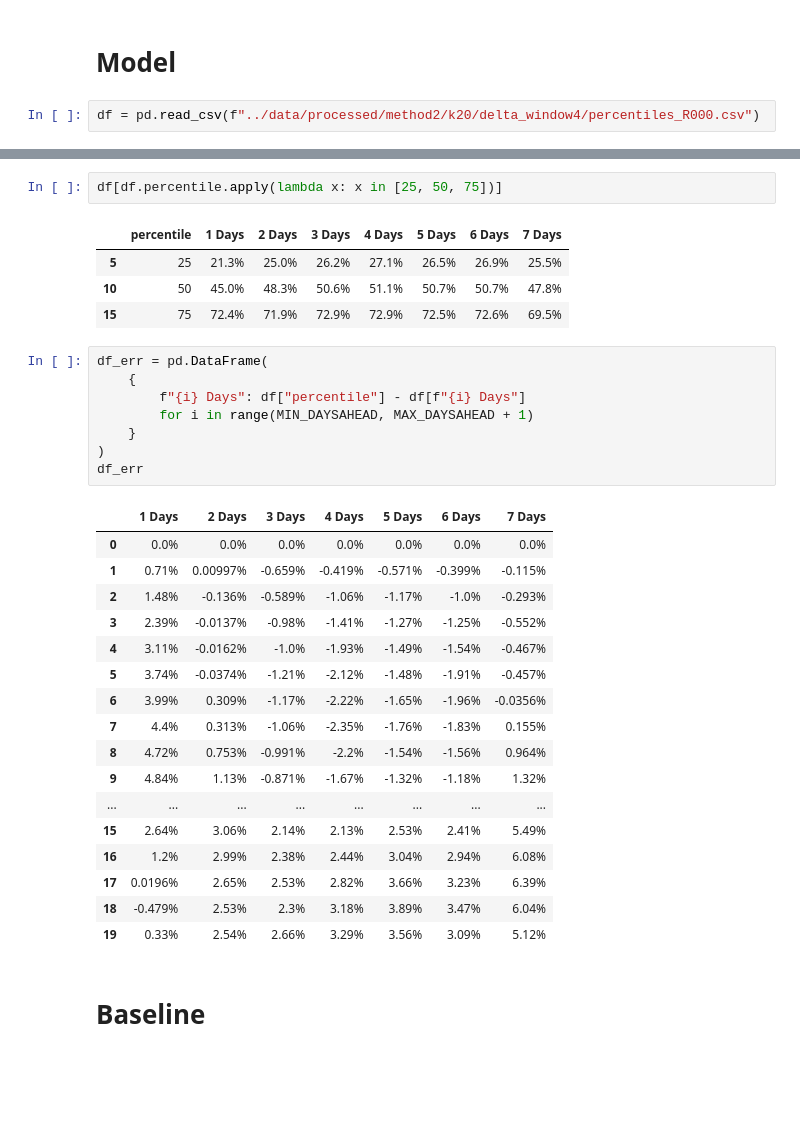
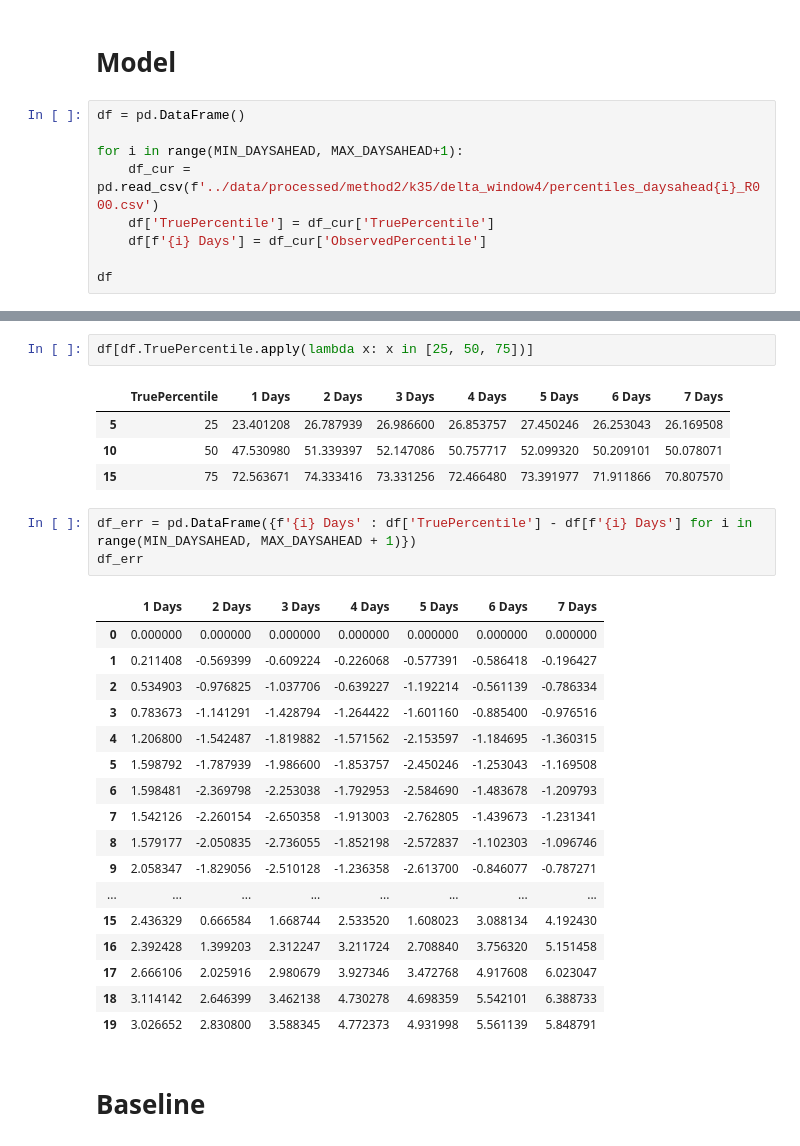
Before and after one commit to ddasilva/wsa_knn_uncertainty_v2, a Jupyter notebook: notebooks/Percentile Analysis.ipynb, the cells around one changed output, grey strips where cells are left out. Saved outputs shown, nothing was run; the diff lists cells and outputs as text; blank space fills up the shorter version.

```diff
--- a/notebooks/Percentile Analysis.ipynb
+++ b/notebooks/Percentile Analysis.ipynb
@@ -12,5 +16,12 @@ from constants import MIN_DAYSAHEAD, MAX_DAYSAHEAD, BIN_FREQ_PER_DAY
 # %% [markdown]
 # Model
 # %%
-df = pd.read_csv(f"../data/processed/method2/k20/delta_window4/percentiles_R000.csv")
+df = pd.DataFrame()
+
+for i in range(MIN_DAYSAHEAD, MAX_DAYSAHEAD+1):
+    df_cur = pd.read_csv(f'../data/processed/method2/k35/delta_window4/percentiles_daysahead{i}_R000.csv')
+    df['TruePercentile'] = df_cur['TruePercentile']
+    df[f'{i} Days'] = df_cur['ObservedPercentile']
+
+df
 # %% [output]
@@ -18,36 +45,31 @@ FileNotFoundError: [Errno 2] No such file or directory: '../data/processed/metho
 # %%
-df[df.percentile.apply(lambda x: x in [25, 50, 75])]
+df[df.TruePercentile.apply(lambda x: x in [25, 50, 75])]
 # %% [output]
-|  | percentile | 1 Days | 2 Days | 3 Days | 4 Days | 5 Days | 6 Days | 7 Days |
-| 5 | 25 | 21.3% | 25.0% | 26.2% | 27.1% | 26.5% | 26.9% | 25.5% |
-| 10 | 50 | 45.0% | 48.3% | 50.6% | 51.1% | 50.7% | 50.7% | 47.8% |
-| 15 | 75 | 72.4% | 71.9% | 72.9% | 72.9% | 72.5% | 72.6% | 69.5% |
+|  | TruePercentile | 1 Days | 2 Days | 3 Days | 4 Days | 5 Days | 6 Days | 7 Days |
+| 5 | 25 | 23.401208 | 26.787939 | 26.986600 | 26.853757 | 27.450246 | 26.253043 | 26.169508 |
+| 10 | 50 | 47.530980 | 51.339397 | 52.147086 | 50.757717 | 52.099320 | 50.209101 | 50.078071 |
+| 15 | 75 | 72.563671 | 74.333416 | 73.331256 | 72.466480 | 73.391977 | 71.911866 | 70.807570 |
 # %%
-df_err = pd.DataFrame(
-    {
-        f"{i} Days": df["percentile"] - df[f"{i} Days"]
-        for i in range(MIN_DAYSAHEAD, MAX_DAYSAHEAD + 1)
-    }
-)
+df_err = pd.DataFrame({f'{i} Days' : df['TruePercentile'] - df[f'{i} Days'] for i in range(MIN_DAYSAHEAD, MAX_DAYSAHEAD + 1)})
 df_err
 # %% [output]
 |  | 1 Days | 2 Days | 3 Days | 4 Days | 5 Days | 6 Days | 7 Days |
-| 0 | 0.0% | 0.0% | 0.0% | 0.0% | 0.0% | 0.0% | 0.0% |
-| 1 | 0.71% | 0.00997% | -0.659% | -0.419% | -0.571% | -0.399% | -0.115% |
-| 2 | 1.48% | -0.136% | -0.589% | -1.06% | -1.17% | -1.0% | -0.293% |
-| 3 | 2.39% | -0.0137% | -0.98% | -1.41% | -1.27% | -1.25% | -0.552% |
-| 4 | 3.11% | -0.0162% | -1.0% | -1.93% | -1.49% | -1.54% | -0.467% |
-| 5 | 3.74% | -0.0374% | -1.21% | -2.12% | -1.48% | -1.91% | -0.457% |
-| 6 | 3.99% | 0.309% | -1.17% | -2.22% | -1.65% | -1.96% | -0.0356% |
-| 7 | 4.4% | 0.313% | -1.06% | -2.35% | -1.76% | -1.83% | 0.155% |
-| 8 | 4.72% | 0.753% | -0.991% | -2.2% | -1.54% | -1.56% | 0.964% |
-| 9 | 4.84% | 1.13% | -0.871% | -1.67% | -1.32% | -1.18% | 1.32% |
+| 0 | 0.000000 | 0.000000 | 0.000000 | 0.000000 | 0.000000 | 0.000000 | 0.000000 |
+| 1 | 0.211408 | -0.569399 | -0.609224 | -0.226068 | -0.577391 | -0.586418 | -0.196427 |
+| 2 | 0.534903 | -0.976825 | -1.037706 | -0.639227 | -1.192214 | -0.561139 | -0.786334 |
+| 3 | 0.783673 | -1.141291 | -1.428794 | -1.264422 | -1.601160 | -0.885400 | -0.976516 |
+| 4 | 1.206800 | -1.542487 | -1.819882 | -1.571562 | -2.153597 | -1.184695 | -1.360315 |
+| 5 | 1.598792 | -1.787939 | -1.986600 | -1.853757 | -2.450246 | -1.253043 | -1.169508 |
+| 6 | 1.598481 | -2.369798 | -2.253038 | -1.792953 | -2.584690 | -1.483678 | -1.209793 |
+| 7 | 1.542126 | -2.260154 | -2.650358 | -1.913003 | -2.762805 | -1.439673 | -1.231341 |
+| 8 | 1.579177 | -2.050835 | -2.736055 | -1.852198 | -2.572837 | -1.102303 | -1.096746 |
+| 9 | 2.058347 | -1.829056 | -2.510128 | -1.236358 | -2.613700 | -0.846077 | -0.787271 |
 | ... | ... | ... | ... | ... | ... | ... | ... |
-| 15 | 2.64% | 3.06% | 2.14% | 2.13% | 2.53% | 2.41% | 5.49% |
-| 16 | 1.2% | 2.99% | 2.38% | 2.44% | 3.04% | 2.94% | 6.08% |
-| 17 | 0.0196% | 2.65% | 2.53% | 2.82% | 3.66% | 3.23% | 6.39% |
-| 18 | -0.479% | 2.53% | 2.3% | 3.18% | 3.89% | 3.47% | 6.04% |
-| 19 | 0.33% | 2.54% | 2.66% | 3.29% | 3.56% | 3.09% | 5.12% |
+| 15 | 2.436329 | 0.666584 | 1.668744 | 2.533520 | 1.608023 | 3.088134 | 4.192430 |
+| 16 | 2.392428 | 1.399203 | 2.312247 | 3.211724 | 2.708840 | 3.756320 | 5.151458 |
+| 17 | 2.666106 | 2.025916 | 2.980679 | 3.927346 | 3.472768 | 4.917608 | 6.023047 |
+| 18 | 3.114142 | 2.646399 | 3.462138 | 4.730278 | 4.698359 | 5.542101 | 6.388733 |
+| 19 | 3.026652 | 2.830800 | 3.588345 | 4.772373 | 4.931998 | 5.561139 | 5.848791 |
 # %% [markdown]
 # Baseline
 # %%
```
Also changed, not shown: parts of 9 cells of this notebook, 7 other files.
